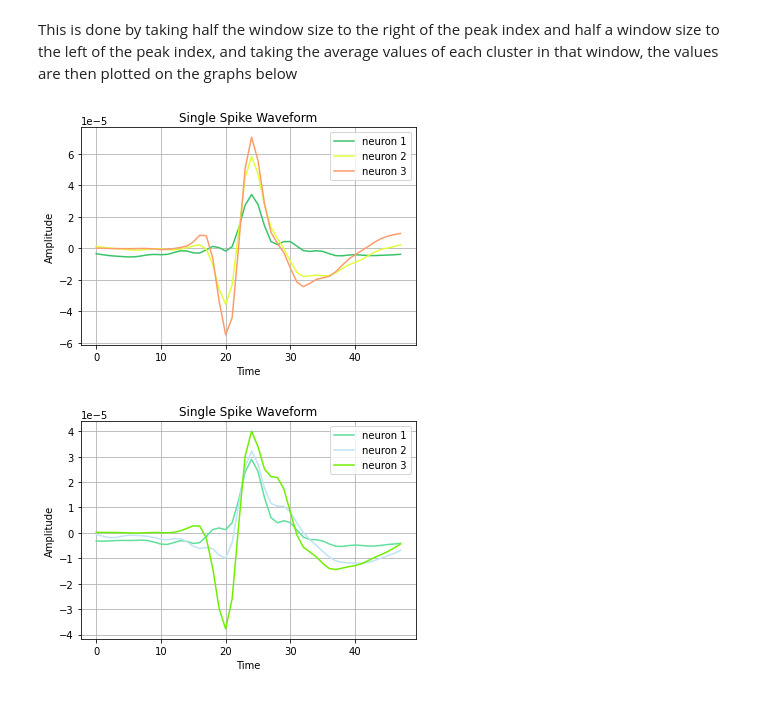
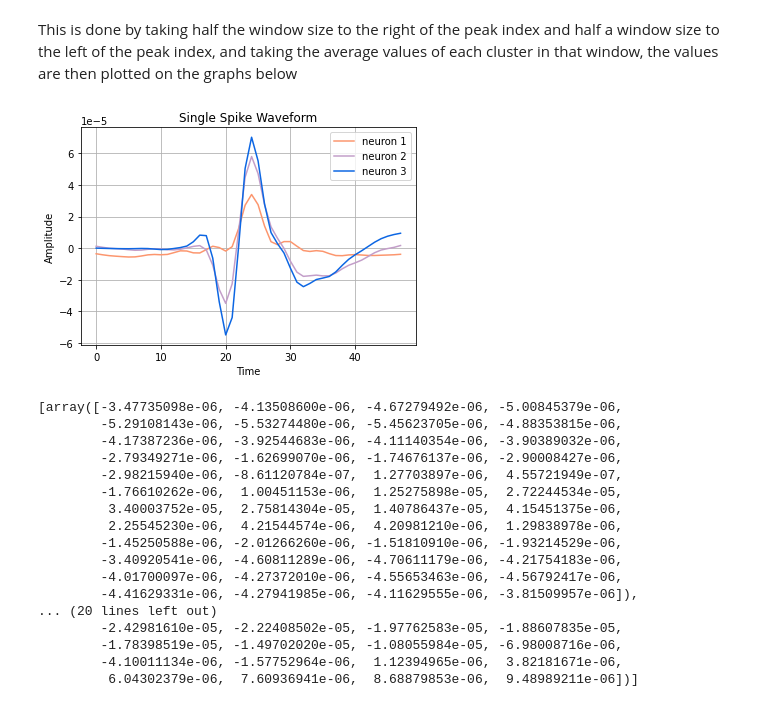
Before and after one commit to omarelwaliely/SpikeSorting, a Jupyter notebook: spikeSort.ipynb, the cells around one changed output. Saved outputs shown, nothing was run; the diff lists cells and outputs as text; code cells hidden in the pictures.

```diff
--- a/spikeSort.ipynb
+++ b/spikeSort.ipynb
@@ -8,7 +8,8 @@ import numpy as np
 from sklearn.cluster import KMeans
 import matplotlib.pyplot as plt
 import random
-windowSize = 0.002 * 24414
+samplingRate = 24414
+windowSize = 0.002 * samplingRate
 windowSize = int(windowSize)
 # %% [markdown]
 ### Reading the given data and storing it in a dataframe
@@ -76,7 +77,8 @@ def extractFeatures(df,windowSize):
             window = arr[int(start):int(end)]
             std = np.std(window)
             diff = np.max(np.abs(np.diff(window)))
-            featureList.append({'std': std, 'diff': diff,'peakIndex' : maxInd })
+
+            featureList.append({'std': std, 'diff': diff,'peakIndex' : maxInd, 'timeStamp': maxInd/samplingRate })
             i = end
         else:
             i += 1
@@ -252,9 +254,26 @@ def plotAverageNeurons(feauture, data):
 
     plt.grid(True)
     plt.show()
+    return avg_spikes
 # %%
-plotAverageNeurons(features1, first)
-plotAverageNeurons(features2, second)
+avg_spike_1 = plotAverageNeurons(features1, first)
+avg_spike_1
 # %% [output]
-[figure, old version]
+[figure, new version]
-[figure, removed]
+[array([-3.47735098e-06, -4.13508600e-06, -4.67279492e-06, -5.00845379e-06,
+        -5.29108143e-06, -5.53274480e-06, -5.45623705e-06, -4.88353815e-06,
+        -4.17387236e-06, -3.92544683e-06, -4.11140354e-06, -3.90389032e-06,
+        -2.79349271e-06, -1.62699070e-06, -1.74676137e-06, -2.90008427e-06,
+        -2.98215940e-06, -8.61120784e-07,  1.27703897e-06,  4.55721949e-07,
+        -1.76610262e-06,  1.00451153e-06,  1.25275898e-05,  2.72244534e-05,
+         3.40003752e-05,  2.75814304e-05,  1.40786437e-05,  4.15451375e-06,
+         2.25545230e-06,  4.21544574e-06,  4.20981210e-06,  1.29838978e-06,
+        -1.45250588e-06, -2.01266260e-06, -1.51810910e-06, -1.93214529e-06,
+        -3.40920541e-06, -4.60811289e-06, -4.70611179e-06, -4.21754183e-06,
+        -4.01700097e-06, -4.27372010e-06, -4.55653463e-06, -4.56792417e-06,
+        -4.41629331e-06, -4.27941985e-06, -4.11629555e-06, -3.81509957e-06]),
+... (20 lines left out)
+        -2.42981610e-05, -2.22408502e-05, -1.97762583e-05, -1.88607835e-05,
+        -1.78398519e-05, -1.49702020e-05, -1.08055984e-05, -6.98008716e-06,
+        -4.10011134e-06, -1.57752964e-06,  1.12394965e-06,  3.82181671e-06,
+         6.04302379e-06,  7.60936941e-06,  8.68879853e-06,  9.48989211e-06])]
```
Also changed, not shown: parts of 11 cells of this notebook.
